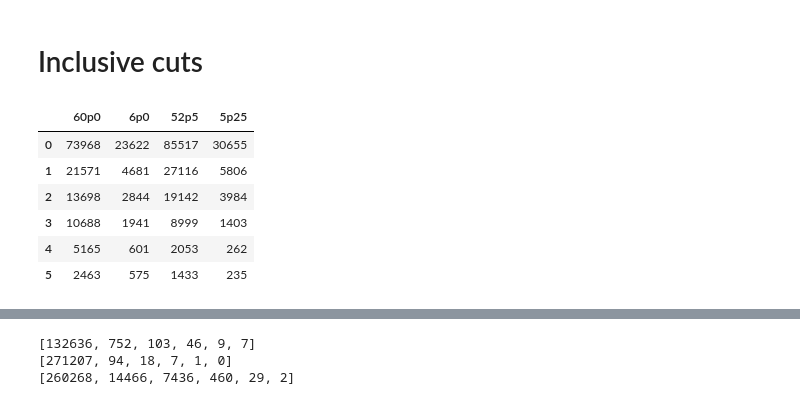
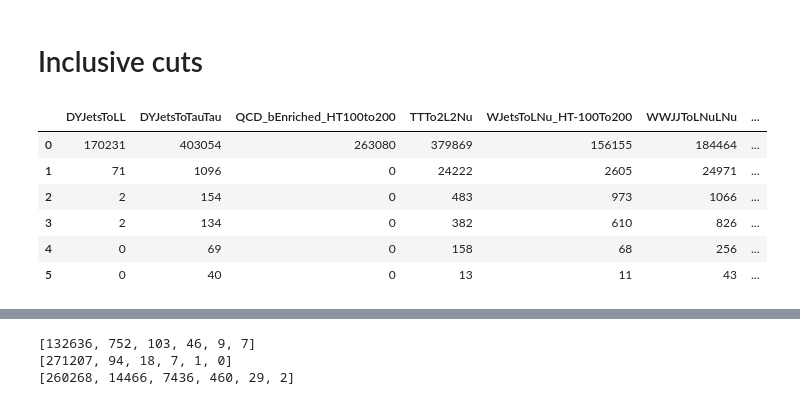
Before and after one commit to afrankenthal/iDM-analysis-plotting, a Jupyter notebook: older_scrips/SROptimizationAnalysis.ipynb, the cells around one changed output, grey strips where cells are left out. Cells and saved outputs as stored; diff of their text form; code cells hidden in the pictures.

```diff
--- a/older_scrips/SROptimizationAnalysis.ipynb
+++ b/older_scrips/SROptimizationAnalysis.ipynb
@@ -76,8 +338,10 @@ Load background files
+# %%
+trees['test2'] = uproot.open('root://cmsxrootd.fnal.gov//store/group/lpcmetx/iDM/Ntuples/2018/backgrounds/DYJetsToLL_M-50_TuneCP5_13TeV-madgraphMLM-pythia8/crab_DYJetsToLL/190325_184023/0000/output_99.root')['SREffi_dsa/cutsTree']
 # %%
 # dfs['QCD_bEnriched_HT500to700'] = uproot.open('root://cmsxrootd.fnal.gov//store/group/lpcmetx/iDM/Ntuples/2018/backgrounds/QCD_bEnriched_HT500to700_TuneCP5_13TeV-madgraph-pythia8/Mchi-60p0_dMchi-20p0_ctau-1.root')['SREffi_dsa/cutsTree'].pandas.df()
 # dfs['DYJetsToLL'] = uproot.open('/tmp/as2872/DYJetsToLL.root')['SREffi_dsa/cutsTree'].pandas.df()
 # dfs['ZJetsToNuNu'] = uproot.open('/tmp/as2872/ZJetsToNuNu.root')['SREffi_dsa/cutsTree'].pandas.df()
-tree['ZJetsToNuNu'] = uproot.open('root://cmsxrootd.fnal.gov//store/group/lpcmetx/iDM/Ntuples/2018/backgrounds/ZJetsToNuNu.root')['SREffi_dsa/cutsTree']#.pandas.df(flatten=False)
+trees['ZJetsToNuNu'] = uproot.open('root://cmsxrootd.fnal.gov//store/group/lpcmetx/iDM/Ntuples/2018/backgrounds/ZJetsToNuNu.root')['SREffi_dsa/cutsTree']#.pandas.df(flatten=False)
 # %% [markdown]
 Create pandas dataframes for different physics objects now that uproot won't flatten them anymore
 (does make code faster)
@@ -104,5 +388,19 @@ def calcAvgAngle(group):
     y = np.sin(group['recoPhi'].iloc[0]) + np.sin(group['recoPhi'].iloc[-1])
     return math.atan2(y/2, x/2)
 
-for mchi in mchis:
-    avgMuonAngle[mchi] = muons[mchi].groupby('entry').apply(calcAvgAngle)
+def func_group_apply(df):
+    return df.groupby('entry').apply(calcAvgAngle)
+
+avgMuonAngle = OrderedDict({})
+# for mchi in mchis:
+#     avgMuonAngle[mchi] = muons[mchi].groupby('entry').apply(calcAvgAngle)
+
+# for bkg in bkgs:
+#     avgMuonAngle[bkg] = parallelize(muons[bkg].groupby('entry'), calcAvgAngle)
+
+for bkg in bkgs:
+    muons[bkg] = muons[bkg].reset_index()
+    muons[bkg]['data_chunk'] = muons[bkg]['entry'].mod(num_cores * 3 / 2) # num_cores/2 * 3 chunks/core
+    muons[bkg] = muons[bkg].set_index(['entry'])
+
+    avgMuonAngle[bkg] = parallelize(muons[bkg].groupby('data_chunk'), func_group_apply)
@@ -108,0 +409,6 @@ for mchi in mchis:
+# %%
+# for mchi in mchis:
+#     plt.hist(pileup[mchi]['genputrue'],bins=80,range=(0,80),histtype='step');
+for bkg in bkgs:
+    plt.hist(pileup[bkg]['genputrue'],bins=80,range=(0,80),histtype='step', label=bkg)
+plt.legend();
@@ -110,19 +418,24 @@ for mchi in mchis:
 # Inclusive cuts
 # %%
 cutFlowDict = OrderedDict()
-for mchi in mchis:
-    cutFlowDict[mchi] = []
+# for mchi in mchis:
+#     cutFlowDict[mchi] = []
+#     for cut in numCuts:
+#         cutsToApply = reduce(operator.and_, cutsCrit[mchi][0:cut+1])
+#         cutFlowDict[mchi].append(len(cuts[mchi][cutsToApply]))
+for bkg in bkgs:
+    cutFlowDict[bkg] = []
     for cut in numCuts:
-        cutsToApply = reduce(operator.and_, cutsCrit[mchi][0:cut+1])
-        cutFlowDict[mchi].append(len(cuts[mchi][cutsToApply]))
+        cutsToApply = reduce(operator.and_, cutsCrit[bkg][0:cut+1])
+        cutFlowDict[bkg].append(len(cuts[bkg][cutsToApply]))
 
 cutFlowInclDf = pd.DataFrame.from_dict(cutFlowDict)
 cutFlowInclDf
 # %% [output]
-|  | 60p0 | 6p0 | 52p5 | 5p25 |
-| 0 | 73968 | 23622 | 85517 | 30655 |
-| 1 | 21571 | 4681 | 27116 | 5806 |
-| 2 | 13698 | 2844 | 19142 | 3984 |
-| 3 | 10688 | 1941 | 8999 | 1403 |
-| 4 | 5165 | 601 | 2053 | 262 |
-| 5 | 2463 | 575 | 1433 | 235 |
+|  | DYJetsToLL | DYJetsToTauTau | QCD_bEnriched_HT100to200 | TTTo2L2Nu | WJetsToLNu_HT-100To200 | WWJJToLNuLNu | ... |
+| 0 | 170231 | 403054 | 263080 | 379869 | 156155 | 184464 | ... |
+| 1 | 71 | 1096 | 0 | 24222 | 2605 | 24971 | ... |
+| 2 | 2 | 154 | 0 | 483 | 973 | 1066 | ... |
+| 3 | 2 | 134 | 0 | 382 | 610 | 826 | ... |
+| 4 | 0 | 69 | 0 | 158 | 68 | 256 | ... |
+| 5 | 0 | 40 | 0 | 13 | 11 | 43 | ... |
```
Also changed, not shown: parts of 41 cells of this notebook, 9 other files.
